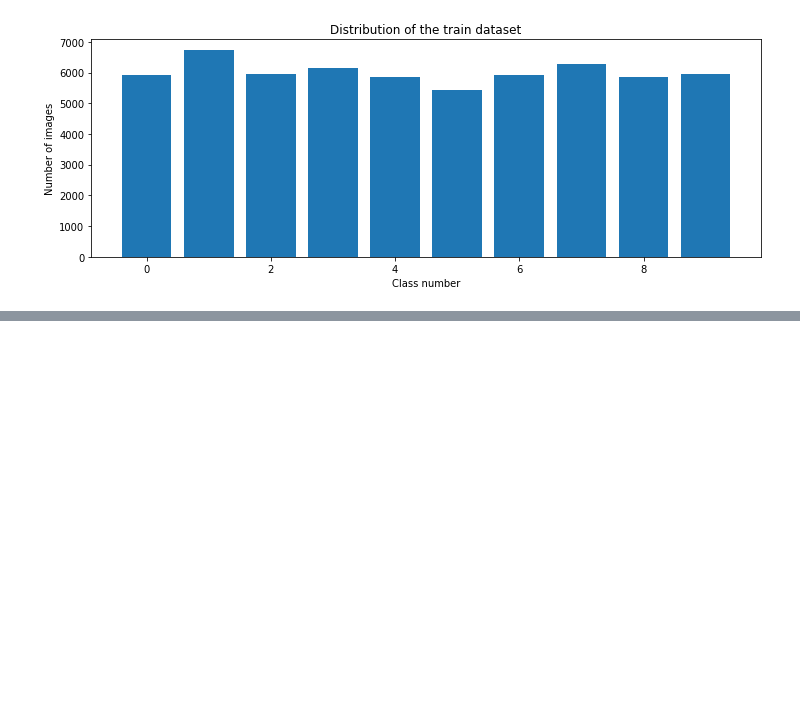
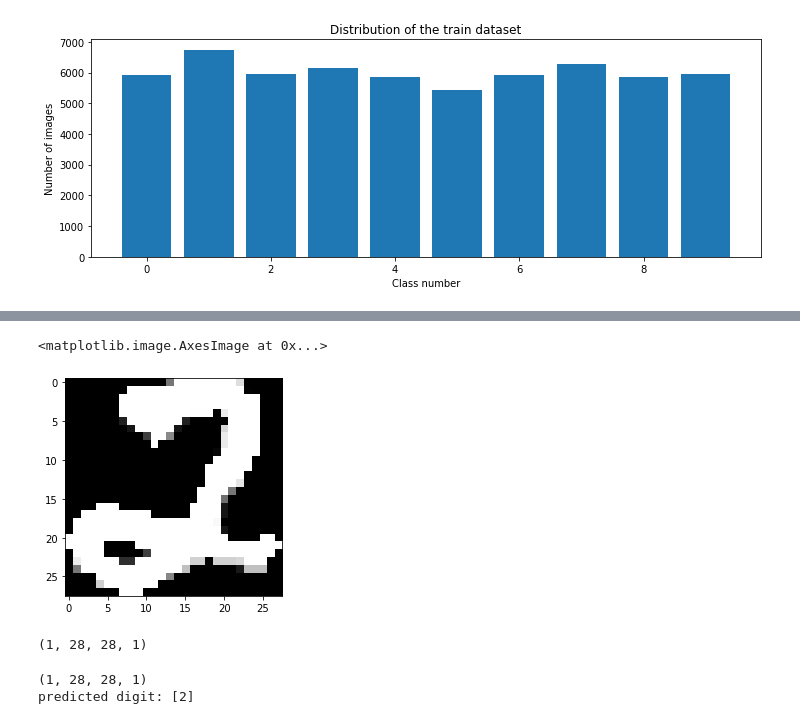
Before and after one commit to sunnyshahabuddin/Convolutional-Neural-Network, a Jupyter notebook: CNN.ipynb, the cells around one changed output, grey strips where cells are left out. Saved outputs shown, nothing was run; the diff lists cells and outputs as text; code cells hidden in the pictures; blank space fills up the shorter version.

```diff
--- a/CNN.ipynb
+++ b/CNN.ipynb
@@ -95,0 +161,21 @@ def leNet_model():
+# %%
+img = np.asarray(img)
+img = cv2.resize(img, (28, 28))
+img = cv2.cvtColor(img, cv2.COLOR_BGR2GRAY)
+img = cv2.bitwise_not(img)
+plt.imshow(img, cmap=plt.get_cmap('gray'))
+# %% [output]
+<matplotlib.image.AxesImage at 0x...>
+[figure, added]
+# %%
+img = img/255
+img = img.reshape(1,28,28,1)
+print(img.shape)
+# %% [output]
+(1, 28, 28, 1)
+# %%
+print(img.shape)
+print("predicted digit: "+str(np.argmax(model.predict(img), axis=-1)))
+# %% [output]
+(1, 28, 28, 1)
+predicted digit: [2]
```
Also changed, not shown: parts of 11 cells of this notebook.
